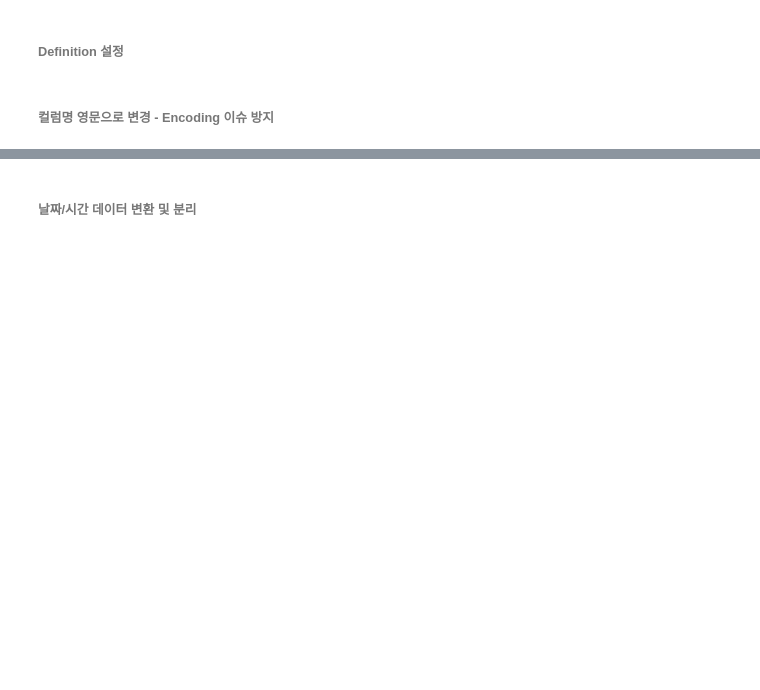
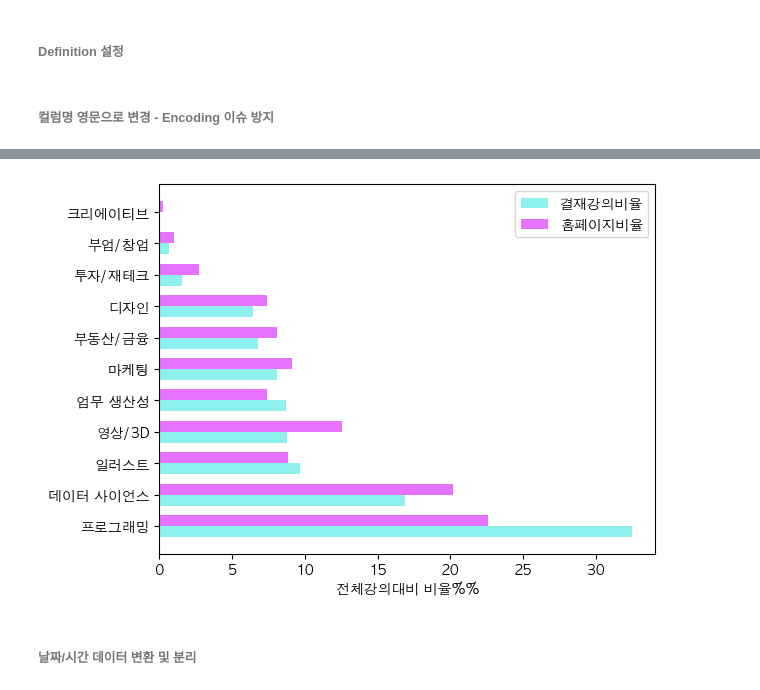
Before and after one commit to jasonheesanglee/YEAR_DREAM, a Jupyter notebook: FC_PJT/FC_PJT2.ipynb, the cells around one changed output, grey strips where cells are left out. Cells and saved outputs as stored; diff of their text form; code cells hidden in the pictures; blank space fills up the shorter version.

```diff
--- a/FC_PJT/FC_PJT2.ipynb
+++ b/FC_PJT/FC_PJT2.ipynb
@@ -247,0 +227,10 @@ df_temp
+# %%
+grouped = df.groupby("l_categories")
+df_temp = pd.DataFrame()
+df_temp["count"] = grouped.size()
+df_temp["home_lecture_num"] = grouped["course_name"].nunique()
+df_temp["c_count"] = grouped.size() / len(df) * 100
+df_temp["h_count"] = grouped["course_name"].nunique() / df["course_name"].nunique() * 100
+
+df_temp = df_temp.sort_values(by="count", ascending=False)
+df_temp
@@ -248,3 +251,24 @@ df_temp
+# %%
+x_label = df_temp.index
+x = np.arange(len(x_label))
+y_1 = df_temp['c_count']
+y_2 = df_temp['h_count']
+# 넓이 지정
+width = 0.35
+# subplots 생성
+fig, axes = plt.subplots()
+# 넓이 설정
+axes.barh(x - width/2, y_1, width, align='center', alpha=0.5, color=(33/255,229/255,222/255))
+axes.barh(x + width/2, y_2, width, align='center', alpha=0.8, color=(224/255,80/255,255/255))
+# xtick 설정
+plt.yticks(x)
+axes.set_yticklabels(x_label)
+plt.xlabel('전체강의대비 비율%%')
+plt.title('')
+plt.legend(['결재강의비율', '홈페이지비율'])
+plt.show()
+# %% [output]
+[figure, added]
 # %% [markdown]
 ###### 날짜/시간 데이터 변환 및 분리
 # %%
```
Also changed, not shown: parts of 7 cells of this notebook.
